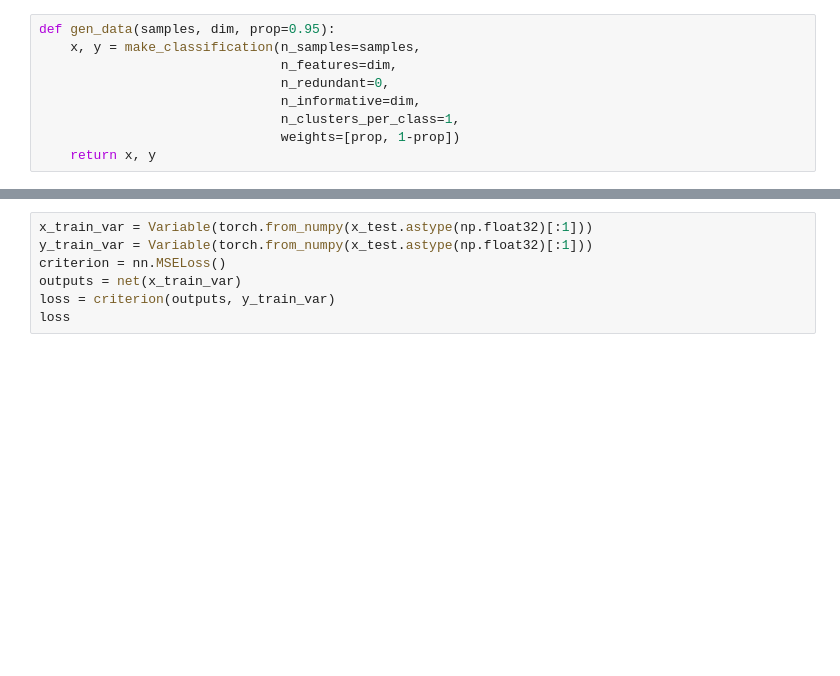
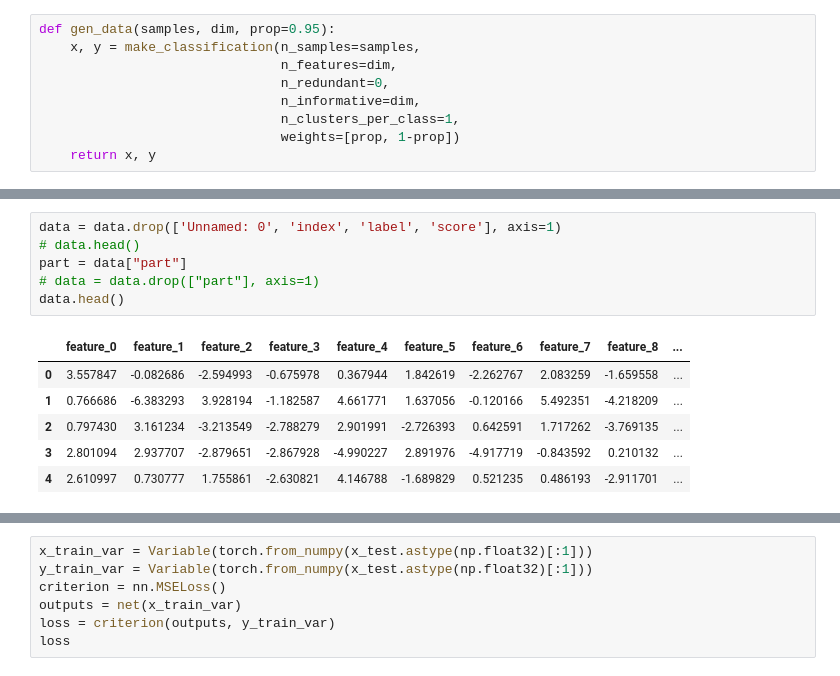
Before and after one commit to MoonL1ght/ML-Things, a Jupyter notebook: DS/autoencoder/autoenc_pytorch_test.ipynb, the cells around one changed output, grey strips where cells are left out. Drawn from its saved outputs; the diff is of its cells as text; blank space fills up the shorter version.

```diff
--- a/DS/autoencoder/autoenc_pytorch_test.ipynb
+++ b/DS/autoencoder/autoenc_pytorch_test.ipynb
@@ -101,0 +113,13 @@ test_gen_data()
+# %%
+data = data.drop(['Unnamed: 0', 'index', 'label', 'score'], axis=1)
+# data.head()
+part = data["part"]
+# data = data.drop(["part"], axis=1)
+data.head()
+# %% [output]
+|  | feature_0 | feature_1 | feature_2 | feature_3 | feature_4 | feature_5 | feature_6 | feature_7 | feature_8 | ... |
+| 0 | 3.557847 | -0.082686 | -2.594993 | -0.675978 | 0.367944 | 1.842619 | -2.262767 | 2.083259 | -1.659558 | ... |
+| 1 | 0.766686 | -6.383293 | 3.928194 | -1.182587 | 4.661771 | 1.637056 | -0.120166 | 5.492351 | -4.218209 | ... |
+| 2 | 0.797430 | 3.161234 | -3.213549 | -2.788279 | 2.901991 | -2.726393 | 0.642591 | 1.717262 | -3.769135 | ... |
+| 3 | 2.801094 | 2.937707 | -2.879651 | -2.867928 | -4.990227 | 2.891976 | -4.917719 | -0.843592 | 0.210132 | ... |
+| 4 | 2.610997 | 0.730777 | 1.755861 | -2.630821 | 4.146788 | -1.689829 | 0.521235 | 0.486193 | -2.911701 | ... |
```
Also changed, not shown: parts of 7 cells of this notebook, 1 other file.
